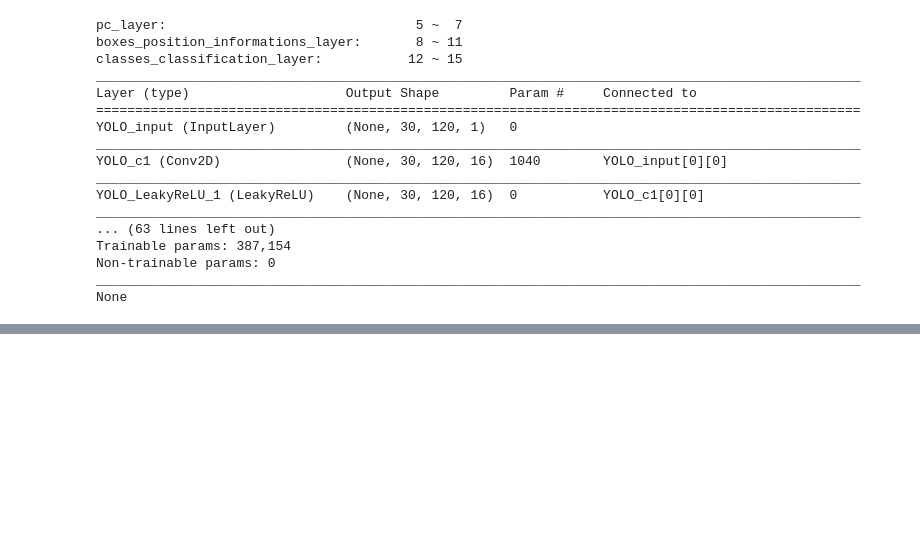
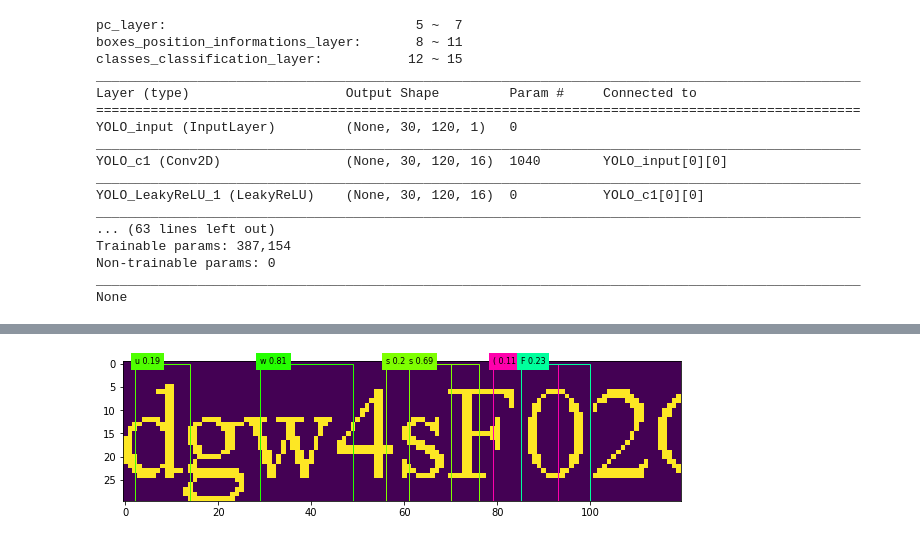
Before and after one commit to kuiyochen/Python_ML_learning, a Jupyter notebook: OCR_test.ipynb, the cells around one changed output, grey strips where cells are left out. Cells and saved outputs as stored; diff of their text form; code cells hidden in the pictures; blank space fills up the shorter version.

```diff
--- a/OCR_test.ipynb
+++ b/OCR_test.ipynb
@@ -514,7 +582,7 @@ def translate_boxes_format_from_YOLO(YOLO_boxes_list,
               int(segement_start_coordinate_ww +
               (float(YOLO_box[1]) + YOLO_box[2][1] - (YOLO_box[2][2] / 2)) * segement_normalize_ratio_ww / grid_size[1]),
               int(segement_normalize_ratio_hh) + 1,
-             int(YOLO_box[2][2] * line_normalize_ratio) + 1],
+             int(YOLO_box[2][2] * (segements_ww / grid_size[1]) * line_normalize_ratio) + 1],
              np.max(YOLO_box[2][3:]),
              np.argmax(YOLO_box[2][3:])]
             for YOLO_box in YOLO_boxes_list]
@@ -625,7 +693,6 @@ z = Conv2D(total_classes_number, 1, name = 'YOLO_c{}'.format(layer_id), activati
 classes_classification_output = z
 classes_classification_layer_end = layer_id
 
-
 ######### concatenate & YOLO_output #########
 layer_id += 1
 z = concatenate([pc_output, boxes_position_informations_output, classes_classification_output],
@@ -683,0 +797,4 @@ plot_boundind_boxes_with_labels(mpimg.imread("image_test/line_test_4.png"), labe
+# %%
+score = YOLO_model.evaluate(x_test, y_test, batch_size = len(x_test))
+print("Loss: {: >4f}.\t準確率: {: >2f}".format(score[0], score[1]*100))
+predict = YOLO_model.predict(x_test)
@@ -683,0 +804,22 @@ plot_boundind_boxes_with_labels(mpimg.imread("image_test/line_test_4.png"), labe
+# %%
+segements_hh = 30
+segements_ww = 120
+segements_overlapping_ww = 20
+
+# predict = YOLO_model.predict(x_train)
+plot_box_array = predict # y_train # predict # y_test
+
+idx = 5
+# YOLO_boxes_list = [[grid_index_hh, grid_index_ww, single_grid_YOLO_output]]
+YOLO_boxes_list = [[0, i, plot_box_array[idx][0, i ,:]] for i in range(grid_size[1]) if plot_box_array[idx][0, i ,0] > 0.5]
+
+translate_boxes_list = translate_boxes_format_from_YOLO(
+    YOLO_boxes_list,
+    line_start_coordinate = 0, segement_index = 0, grid_size = grid_size, line_normalize_ratio = 1.,
+    segements_hh = segements_hh, segements_ww = segements_ww, segements_overlapping_ww = segements_overlapping_ww)
+# translate_boxes_list = list of "[rect_already_to_crop_in_original_image, the_probability_in_class, class_index] s"
+plot_boundind_boxes_with_labels(x_train[idx].reshape(segements_hh, segements_ww), labels,
+                                *translate_boxes_list,
+                                fontsize = 8, figsize = (10, 10))
+# %% [output]
+[figure, added]
```
Also changed, not shown: parts of 11 cells of this notebook.
